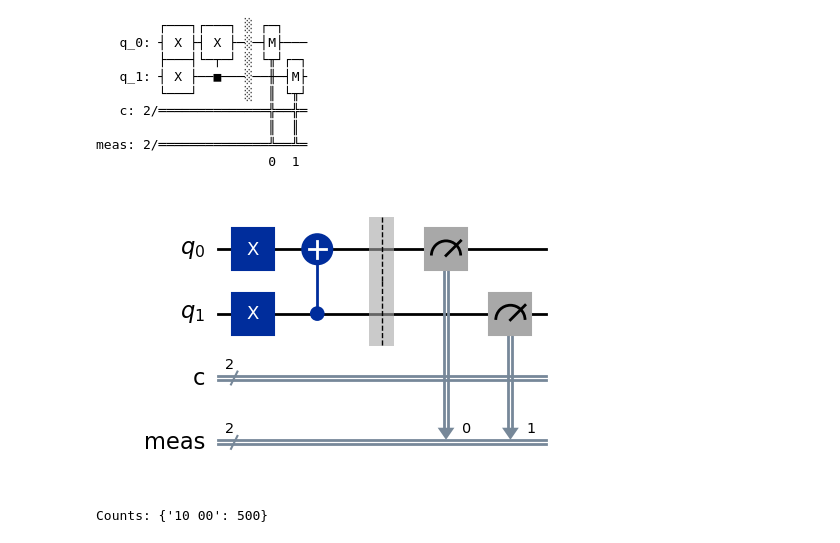
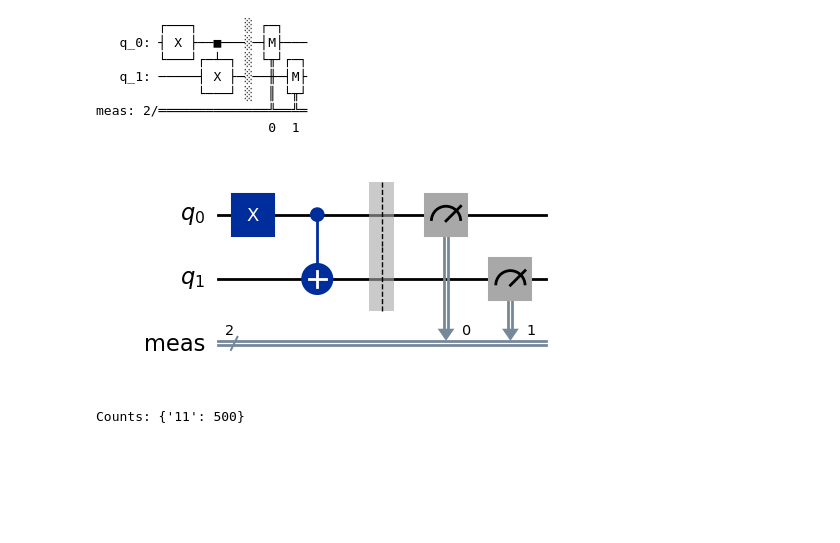
Before and after one commit to tentaclepurple/42_Ftl_quantum, a Jupyter notebook: Exercise_2/Playground.ipynb, the cells around one changed output. Cells and saved outputs as stored; diff of their text form; code cells hidden in the pictures; blank space fills up the shorter version.

```diff
--- a/Exercise_2/Playground.ipynb
+++ b/Exercise_2/Playground.ipynb
@@ -41,38 +41,34 @@ meas: 1/═════════╩═
 # %%
-qc = QuantumCircuit(2, 2)
+qc = QuantumCircuit(2)
 
 qc.x(0)
-qc.x(1)
 
-#qc.x(0)
-qc.cx(1, 0)
+qc.cx(0, 1)
 
 qc.measure_all()
 
 print(qc.draw())
 display(qc.draw(output="mpl"))
 
 
 simulator = AerSimulator()
 transpiled_qc = transpile(qc, simulator)
 job = simulator.run(transpiled_qc, shots=500)
 
 result = job.result()
 counts = result.get_counts()
 
 print("Counts:", counts)
 # %% [output]
-        ┌───┐┌───┐ ░ ┌─┐
-   q_0: ┤ X ├┤ X ├─░─┤M├───
-        ├───┤└─┬─┘ ░ └╥┘┌─┐
-   q_1: ┤ X ├──■───░──╫─┤M├
-        └───┘      ░  ║ └╥┘
-   c: 2/══════════════╬══╬═
-                      ║  ║
+        ┌───┐      ░ ┌─┐
+   q_0: ┤ X ├──■───░─┤M├───
+        └───┘┌─┴─┐ ░ └╥┘┌─┐
+   q_1: ─────┤ X ├─░──╫─┤M├
+             └───┘ ░  ║ └╥┘
 meas: 2/══════════════╩══╩═
                       0  1
-[figure, old version]
+[figure, new version]
-Counts: {'10 00': 500}
+Counts: {'11': 500}
 # %%
 from qiskit import QuantumCircuit
 from qiskit_aer import AerSimulator
```
Also changed, not shown: parts of 2 cells of this notebook, 8 other files.
